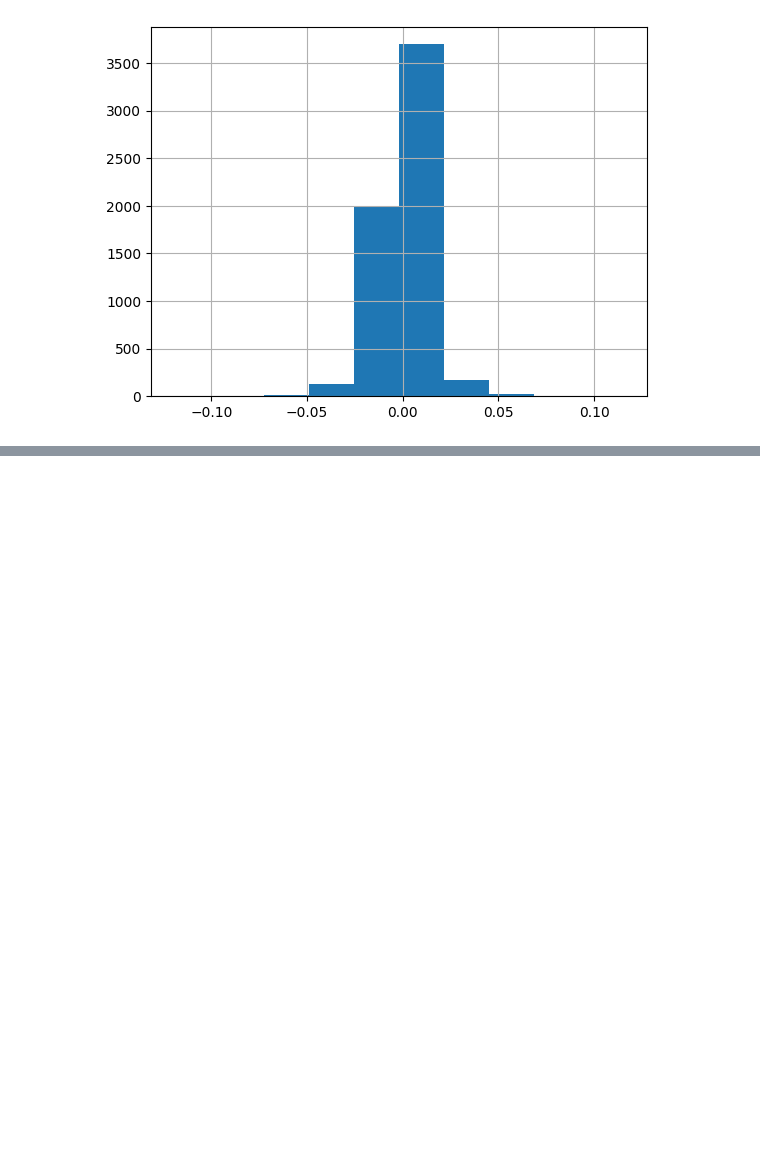
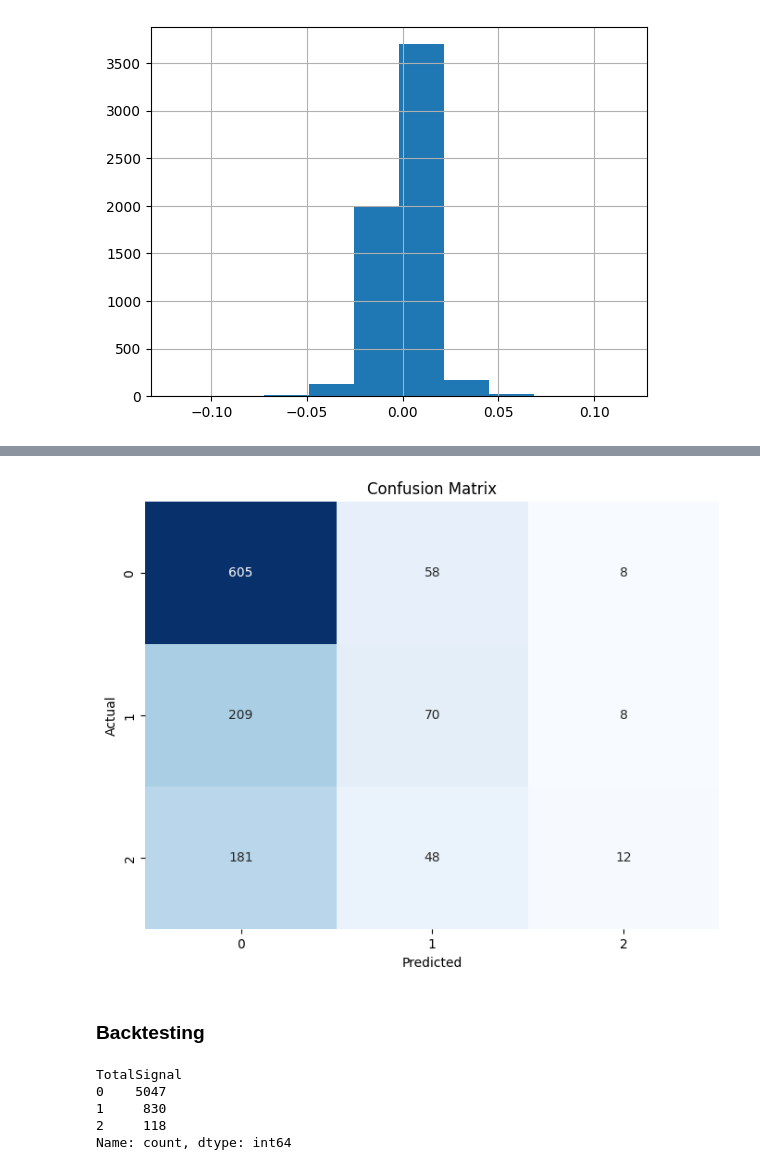
Before and after one commit to Renuto/Trading-Algorithmic, a Jupyter notebook: Mega Alpha/mega_alpha.ipynb, the cells around one changed output, grey strips where cells are left out. Saved outputs shown, nothing was run; the diff lists cells and outputs as text; code cells hidden in the pictures; blank space fills up the shorter version.

```diff
--- a/Mega Alpha/mega_alpha.ipynb
+++ b/Mega Alpha/mega_alpha.ipynb
@@ -126,0 +197,5 @@ data.to_csv('sp500_technical_indicators.csv')
+# %%
+# Estandarizar las variables predictoras
+scaler = StandardScaler()
+X_train_scaled = scaler.fit_transform(X_train.values)
+X_test_scaled = scaler.transform(X_test.values)
@@ -126,0 +204,4 @@ data.to_csv('sp500_technical_indicators.csv')
+# %%
+# Entrenar el modelo de regresión logística
+model = LogisticRegression(max_iter=1000, penalty='l1', solver='saga')
+model.fit(X_train_scaled, y_train)
@@ -126,0 +228,12 @@ data.to_csv('sp500_technical_indicators.csv')
+# %%
+# Realizar predicciones
+y_pred = model.predict(X_test_scaled)
+# %%
+# Evaluar el modelo
+accuracy = accuracy_score(y_test, y_pred)
+conf_matrix = confusion_matrix(y_test, y_pred)
+class_report = classification_report(y_test, y_pred)
+
+print("Accuracy:", accuracy)
+print("Confusion Matrix:\n", conf_matrix)
+print("Classification Report:\n", class_report)
@@ -126,0 +259,12 @@ data.to_csv('sp500_technical_indicators.csv')
+# %%
+# Graficar la matriz de confusión
+plt.figure(figsize=(8, 6))
+sns.heatmap(conf_matrix, annot=True, fmt='d', cmap='Blues', cbar=False)
+plt.title('Confusion Matrix')
+plt.xlabel('Predicted')
+plt.ylabel('Actual')
+plt.show()
+# %% [output]
+[figure, added]
+# %% [markdown]
+### Backtesting
@@ -126,0 +299,12 @@ data.to_csv('sp500_technical_indicators.csv')
+# %%
+# Contar la frecuencia de cada clase en 'Returns_cat'
+class_counts = data['TotalSignal'].value_counts()
+
+# Mostrar el resultado
+print(class_counts)
+# %% [output]
+TotalSignal
+0    5047
+1     830
+2     118
+Name: count, dtype: int64
```
Also changed, not shown: parts of 24 cells of this notebook, 2 other files.
